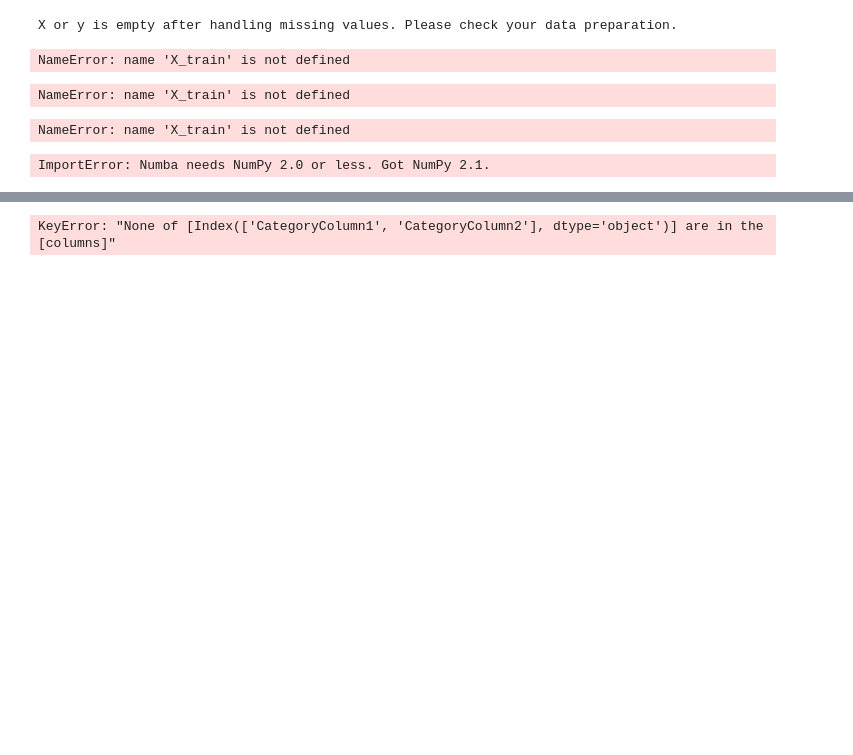
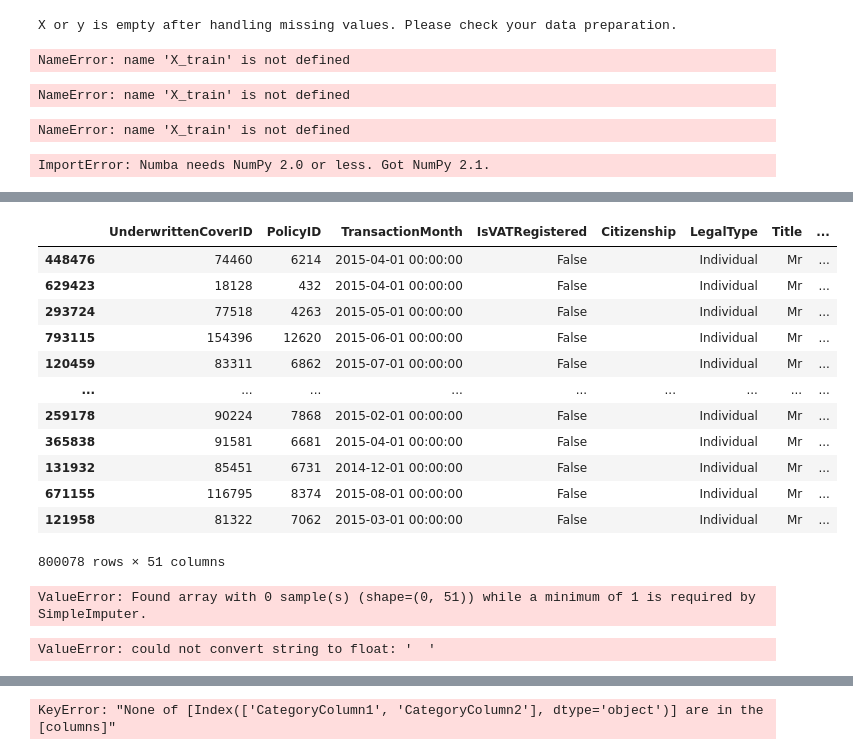
Before and after one commit to Akeab-tame/Week-03--Insurance-Solutions, a Jupyter notebook: notebooks/Statistical_Modeling.ipynb, the cells around one changed output, grey strips where cells are left out. Drawn from its saved outputs; the diff is of its cells as text; code cells hidden in the pictures; blank space fills up the shorter version.

```diff
--- a/notebooks/Statistical_Modeling.ipynb
+++ b/notebooks/Statistical_Modeling.ipynb
@@ -337,0 +348,4 @@ ImportError: Numba needs NumPy 2.0 or less. Got NumPy 2.1.
+# %%
+filepath = '../data/insurance_data.csv'
+data = dp.load_and_clean_data(filepath)
+data
@@ -337,0 +366,5 @@ ImportError: Numba needs NumPy 2.0 or less. Got NumPy 2.1.
+# %%
+# Encode and scale the data
+columns_label = ['SumInsured', 'CalculatedPremiumPerTerm', 'TotalPremium', 'TotalClaims', 'cubiccapacity', 'kilowatts']
+columns_onehot = ['Citizenship', 'LegalType', 'Title', 'Language', 'Gender', 'CoverType', 'VehicleType', 'Bank']
+df_label = dp.encoder('labelEncoder', data, columns_label, columns_onehot)
@@ -337,0 +387,4 @@ ImportError: Numba needs NumPy 2.0 or less. Got NumPy 2.1.
+# %%
+columns_scaler = ['TotalPremium']
+df_scaled = dp.scaler('minMaxScaler', df_label, columns_scaler)
+df_scaled
@@ -337,0 +405,21 @@ ImportError: Numba needs NumPy 2.0 or less. Got NumPy 2.1.
+# %%
+# Split the data
+X = df_scaled.drop('TotalPremium', axis=1)
+y = df_scaled['TotalPremium']
+X_train, X_test, y_train, y_test = m.split_data(X, y)
+# %%
+X_train
+# %% [output]
+|  | UnderwrittenCoverID | PolicyID | TransactionMonth | IsVATRegistered | Citizenship | LegalType | Title | ... |
+| 448476 | 74460 | 6214 | 2015-04-01 00:00:00 | False |  | Individual | Mr | ... |
+| 629423 | 18128 | 432 | 2015-04-01 00:00:00 | False |  | Individual | Mr | ... |
+| 293724 | 77518 | 4263 | 2015-05-01 00:00:00 | False |  | Individual | Mr | ... |
+| 793115 | 154396 | 12620 | 2015-06-01 00:00:00 | False |  | Individual | Mr | ... |
+| 120459 | 83311 | 6862 | 2015-07-01 00:00:00 | False |  | Individual | Mr | ... |
+| ... | ... | ... | ... | ... | ... | ... | ... | ... |
+| 259178 | 90224 | 7868 | 2015-02-01 00:00:00 | False |  | Individual | Mr | ... |
+| 365838 | 91581 | 6681 | 2015-04-01 00:00:00 | False |  | Individual | Mr | ... |
+| 131932 | 85451 | 6731 | 2014-12-01 00:00:00 | False |  | Individual | Mr | ... |
+| 671155 | 116795 | 8374 | 2015-08-01 00:00:00 | False |  | Individual | Mr | ... |
+| 121958 | 81322 | 7062 | 2015-03-01 00:00:00 | False |  | Individual | Mr | ... |
+800078 rows × 51 columns
@@ -337,0 +435,18 @@ ImportError: Numba needs NumPy 2.0 or less. Got NumPy 2.1.
+# %%
+# Option 1: Drop rows with any NaN values
+X_train.dropna(inplace=True)
+y_train = y_train.loc[X_train.index]  # Ensure y_train aligns with X_train
+
+# Option 2: Impute missing values (mean for numeric columns)
+from sklearn.impute import SimpleImputer
+
+imputer = SimpleImputer(strategy='mean')
+X_train = pd.DataFrame(imputer.fit_transform(X_train), columns=X_train.columns)
+# %% [output]
+ValueError: Found array with 0 sample(s) (shape=(0, 51)) while a minimum of 1 is required by SimpleImputer.
+# %%
+# Train the models
+lr_model.fit(X_train, y_train)
+xgb_model.fit(X_train, y_train)
+# %% [output]
+ValueError: could not convert string to float: '  '
```
Also changed, not shown: parts of 25 cells of this notebook.
